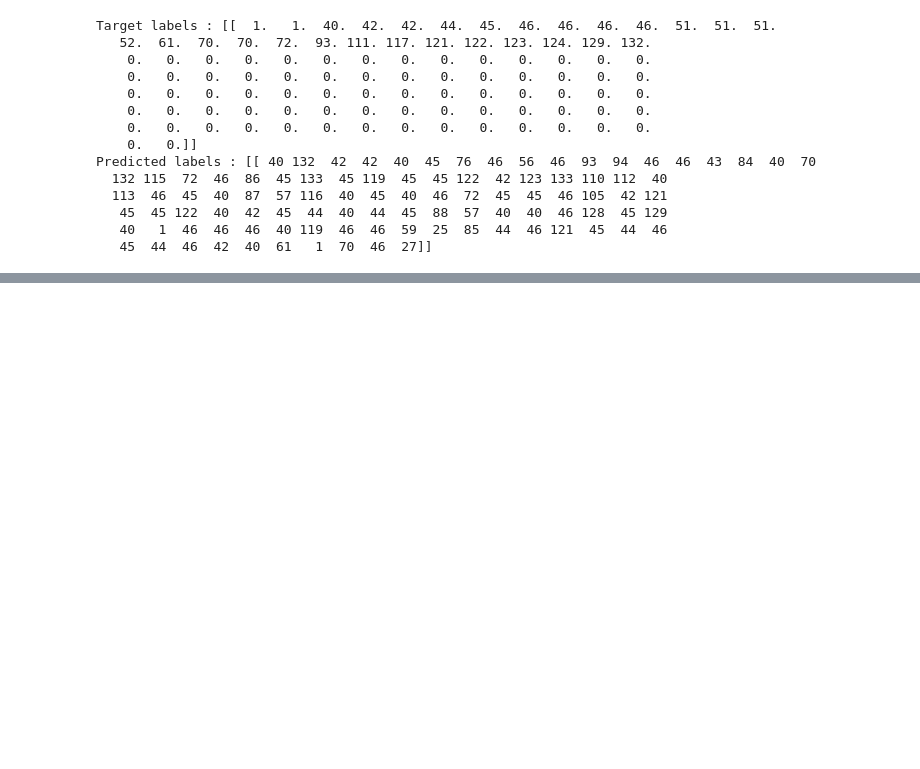
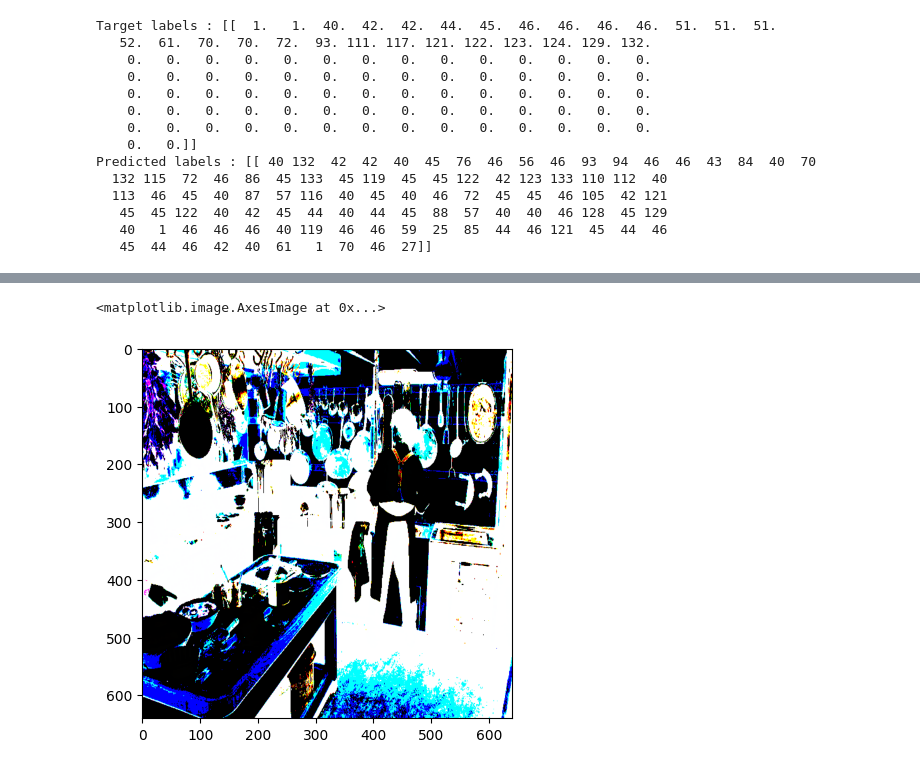
Before and after one commit to PurdueDualityLab/tf-maskformer, a Jupyter notebook: models/official/projects/maskformer/viz_maskformer.ipynb, the cells around one changed output, grey strips where cells are left out. Cells and saved outputs as stored; diff of their text form; code cells hidden in the pictures; blank space fills up the shorter version.

```diff
--- a/models/official/projects/maskformer/viz_maskformer.ipynb
+++ b/models/official/projects/maskformer/viz_maskformer.ipynb
@@ -47,0 +48,5 @@ plt.imshow(predicted_masks[0, :, :, 29], cmap='viridis')
+# %%
+plt.imshow(image_1[0])
+# %% [output]
+<matplotlib.image.AxesImage at 0x...>
+[figure, added]
```
Also changed, not shown: parts of 1 cell of this notebook, 1 other file.
